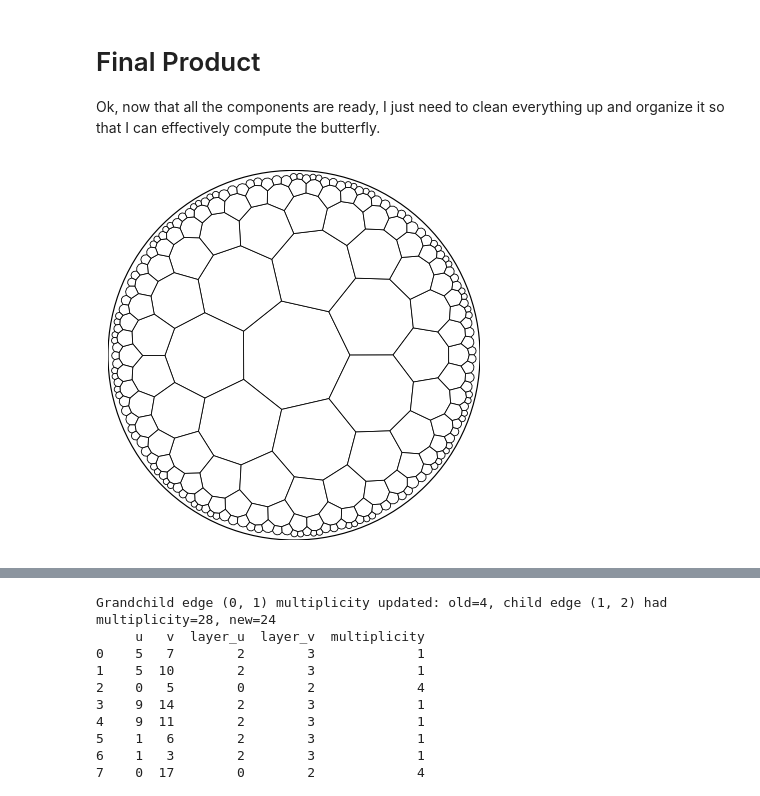
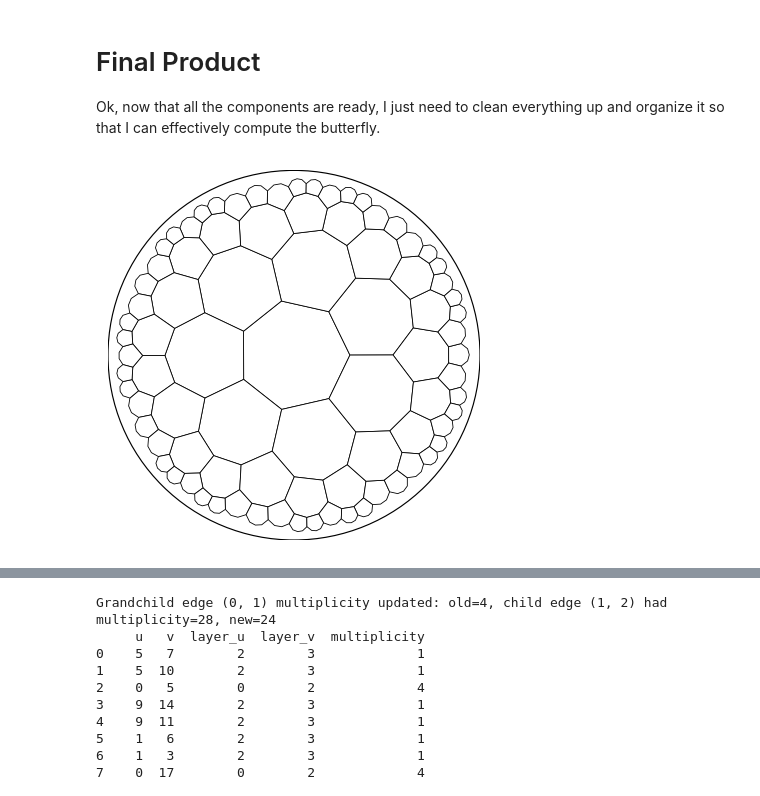
Before and after one commit to amalbumbia/Hyperbolic_Lattices, a Jupyter notebook: test_hyp_butterfly.ipynb, the cells around one changed output, grey strips where cells are left out. Saved outputs shown, nothing was run; the diff lists cells and outputs as text; code cells hidden in the pictures.

```diff
--- a/test_hyp_butterfly.ipynb
+++ b/test_hyp_butterfly.ipynb
@@ -979,17 +979,17 @@ Ok, now that all the components are ready, I just need to clean everything up an
 # %%
 # Step 1: Create the hyperbolic tiling
 
 tiling = HyperbolicTiling(
-    p=7, q=3, n=5,
+    p=7, q=3, n=4,
     kernel=TilingKernels.StaticRotationalSector
 )
 
 plot_tiling(tiling, unitcircle=True, edgecolor="black", linewidth=0.5)
 plt.show()
 
 neighbors = tiling.get_nbrs_list(method="RO")
 # %% [output]
-[figure, old version]
+[figure, new version]
 # %%
 # Step 2: Create a dual graph and spanning tree for this tiling
 
```
Also changed, not shown: parts of 9 cells of this notebook.
